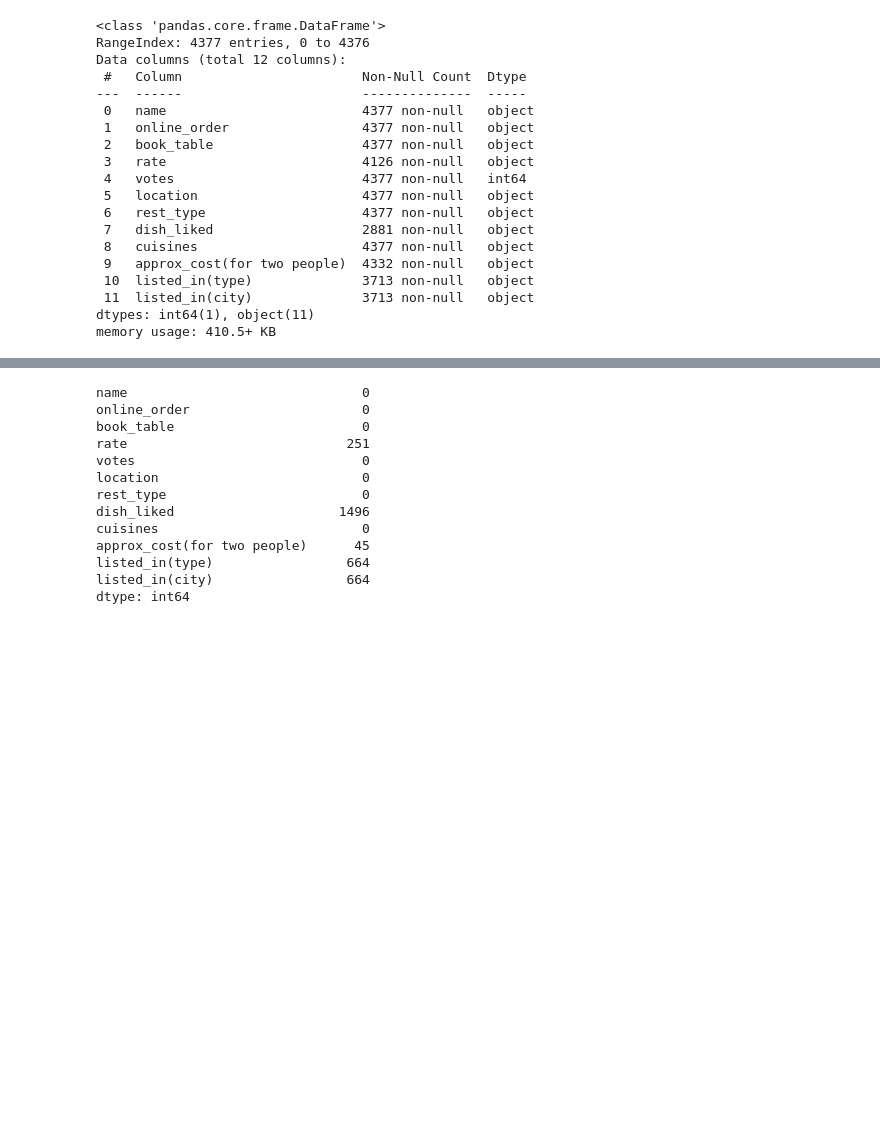
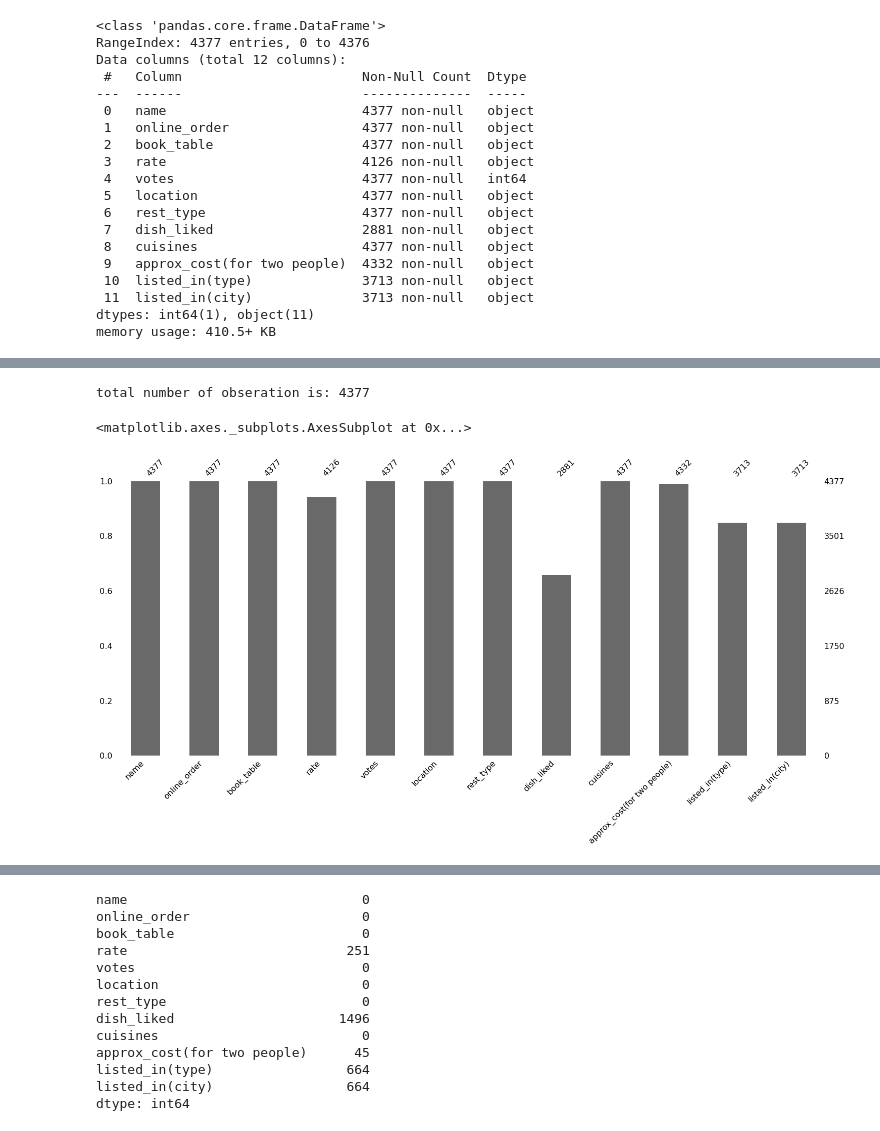
Before and after one commit to sambhajizambre/Project, a Jupyter notebook: capstone_project2_rough.ipynb, the cells around one changed output, grey strips where cells are left out. Drawn from its saved outputs; the diff is of its cells as text; code cells hidden in the pictures; blank space fills up the shorter version.

```diff
--- a/capstone_project2_rough.ipynb
+++ b/capstone_project2_rough.ipynb
@@ -95,0 +82,8 @@ AttributeError: ignored
+# %%
+import missingno as msno
+print ('total number of obseration is:',df.shape[0])
+msno.bar(df)
+# %% [output]
+total number of obseration is: 4377
+<matplotlib.axes._subplots.AxesSubplot at 0x...>
+[figure, added]
```
Also changed, not shown: parts of 11 cells of this notebook.
